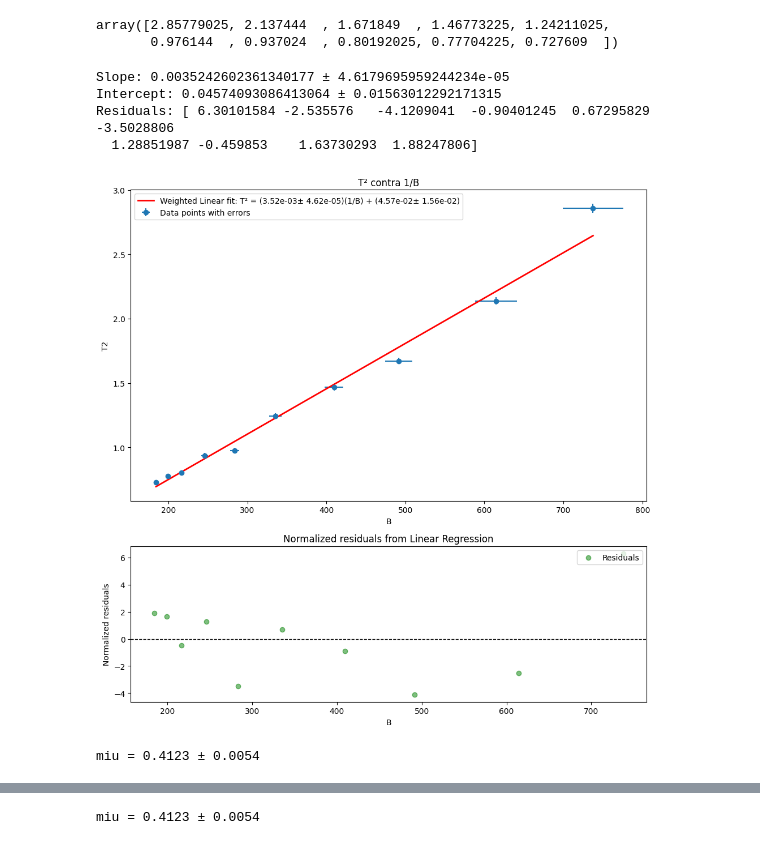
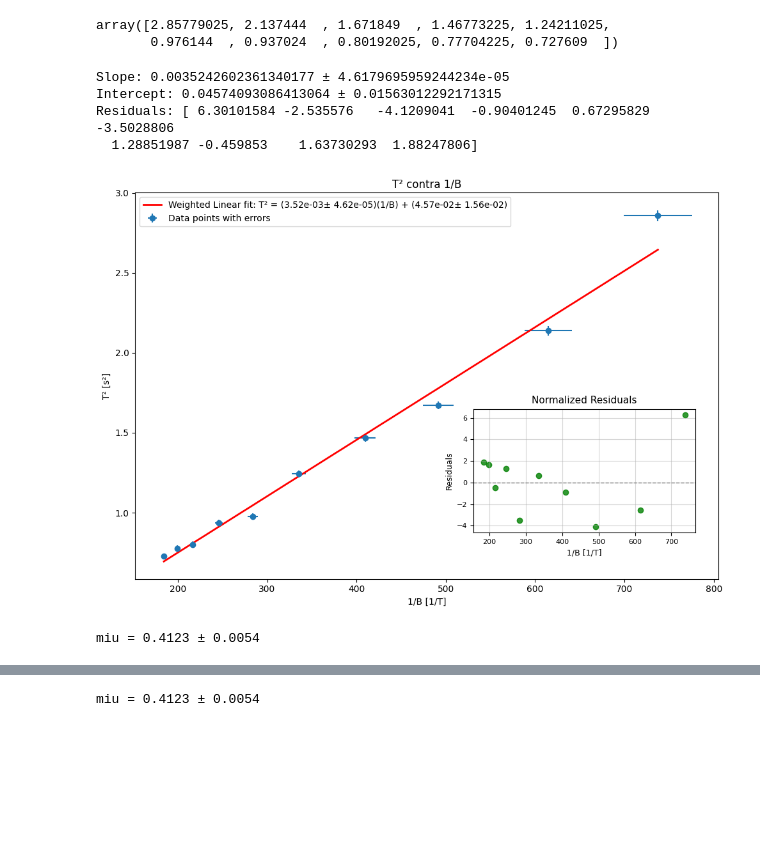
Before and after one commit to Emyfoton/Codigos_pregrado, a Jupyter notebook: Gráficas_Torque_magnético.ipynb, the cells around one changed output, grey strips where cells are left out. Cells and saved outputs as stored; diff of their text form; code cells hidden in the pictures; blank space fills up the shorter version.

```diff
--- a/Gráficas_Torque_magnético.ipynb
+++ b/Gráficas_Torque_magnético.ipynb
@@ -155,82 +228,104 @@ array([2.85779025, 2.137444  , 1.671849  , 1.46773225, 1.24211025,
 dT = 0.01
 dB1 = 0.00007
 # %%
-# Define the linear function for curve fitting
 def linear_function(X, a, b):
     return a * X + b
 x1 = B_osc1
 y1 = T_osc**2
 yerr1 = 2 * (dT) * T_osc
 xerr1 = dB1 * B_osc1**2
-# Perform the curve fitting considering the uncertainties
 popt, pcov = curve_fit(linear_function, B_osc1, T_osc**2, sigma=yerr1, absolute_sigma=True)
 
-# Get the slope and intercept
 slope1 = popt[0]
 intercept1 = popt[1]
 
-# Get the standard errors for the parameters
 slope_std_err1 = np.sqrt(pcov[0, 0])
 intercept_std_err1 = np.sqrt(pcov[1, 1])
 
-## Setting variables
-
-
-# Predict the Y values
 Y_pred1 = linear_function(x1, *popt)
 
-# Calculate normalized residuals
 residuals1 = (y1 - Y_pred1)/yerr1
 
-print(f"Slope: {slope1} ± {slope_std_err1}")
-print(f"Intercept: {intercept1} ± {intercept_std_err1}")
+print(f"Slope: {slope1} \u00b1 {slope_std_err1}")
+print(f"Intercept: {intercept1} \u00b1 {intercept_std_err1}")
 print(f"Residuals: {residuals1}")
 
-# Create a figure with two subplots
-fig, (ax1, ax2) = plt.subplots(2, 1, figsize=(10, 10), gridspec_kw={'height_ratios': [2, 1]})  # 2 rows, 1 column, width = 10 inches, height = 10 inches
+fig, ax1 = plt.subplots(figsize=(10, 7))
 
-# Plot the regression line
-ax1.errorbar(x1, y1, yerr1, xerr1,  fmt='o', label='Data points with errors')
-ax1.plot(x1, Y_pred1, color='red', linewidth=2,
-         label=f'Weighted Linear fit: T² = ({slope1:.2e}± {slope_std_err1:.2e})(1/B) + ({intercept1:.2e}± {intercept_std_err1:.2e})')
+ax1.errorbar(
+    x1, y1,
+    yerr=yerr1,
+    xerr=xerr1,
+    fmt='o',
+    label='Data points with errors'
+)
 
-ax1.set_xlabel('B')
-ax1.set_ylabel('T2')
+x_fit1 = np.linspace(np.min(x1), np.max(x1), 200)
+y_fit1 = linear_function(x_fit1, *popt)
+
+ax1.plot(
+    x_fit1,
+    y_fit1,
+    color='red',
+    linewidth=2,
+    label=f'Weighted Linear fit: T\u00b2 = ({slope1:.2e}\u00b1 {slope_std_err1:.2e})(1/B) + ({intercept1:.2e}\u00b1 {intercept_std_err1:.2e})'
+)
+
+ax1.set_xlabel('1/B [1/T]')
+ax1.set_ylabel('T\u00b2 [s\u00b2]')
 ax1.legend(loc='upper left')
-ax1.set_title('T² contra 1/B')
+ax1.set_title('T\u00b2 contra 1/B')
 
-# Plot normalized residuals
-ax2.scatter(x1, residuals1, color='green', alpha=0.5, label='Residuals')
-ax2.axhline(0, color='black', linewidth=1, linestyle='--')
-ax2.set_xlabel('B')
-ax2.set_ylabel('Normalized residuals')
-ax2.legend(loc='upper right')
-ax2.set_title('Normalized residuals from Linear Regression')
+ax2 = ax1.inset_axes([0.58, 0.12, 0.38, 0.32])
 
+ax2.scatter(
+    x1,
+    residuals1,
+    alpha=0.8,
+    c="green"
+)
+
+ax2.axhline(
+    0,
+    linestyle='--',
+    linewidth=1,
+    c="grey"
+)
+
+ax2.set_xlabel('1/B [1/T]', fontsize=9)
+ax2.set_ylabel('Residuals', fontsize=9)
+
+ax2.set_title('Normalized Residuals', fontsize=11)
+ax2.tick_params(axis='both', labelsize=8)
+ax2.grid(True, alpha=0.5)
 plt.tight_layout()
 
-# Save the figure as a PDF file
-plt.savefig('Weighted_linear_regression_with_normalized_residuals_curve_fit.pdf', format='pdf')
+plt.savefig(
+    'Weighted_linear_regression_with_normalized_residuals_curve_fit_T2_vs_invB.pdf',
+    format='pdf',
+    bbox_inches='tight'
+)
 plt.show()
+
 b = slope1
 db = slope_std_err1
 
 m = 0.1415
 r = 0.0255
 
 miu_NUM = 4*(np.pi**2)*2*m*r**2
 miu_dem = 5*b
 miu = miu_NUM/miu_dem
 
 sigma_miu = miu * (db/b)
 
-print(f"miu = {miu:.4f} ± {sigma_miu:.4f}")
+print(f"miu = {miu:.4f} \u00b1 {sigma_miu:.4f}")
 # %% [output]
 Slope: 0.0035242602361340177 ± 4.6179695959244234e-05
 Intercept: 0.04574093086413064 ± 0.01563012292171315
 Residuals: [ 6.30101584 -2.535576   -4.1209041  -0.90401245  0.67295829 -3.5028806
   1.28851987 -0.459853    1.63730293  1.88247806]
-[figure, old version]
+[figure, new version]
 miu = 0.4123 ± 0.0054
 # %%
 b = slope1
```
Also changed, not shown: parts of 3 cells of this notebook.
